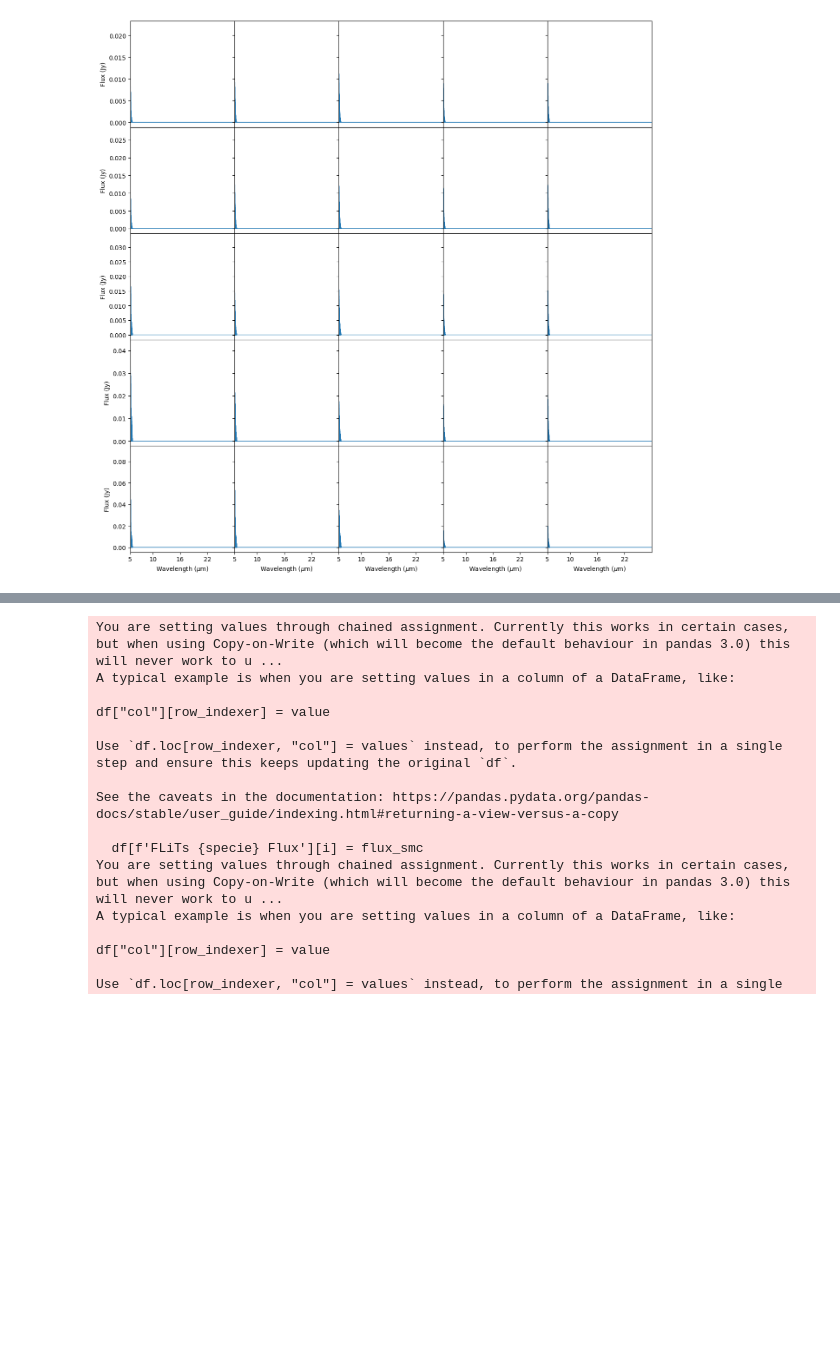
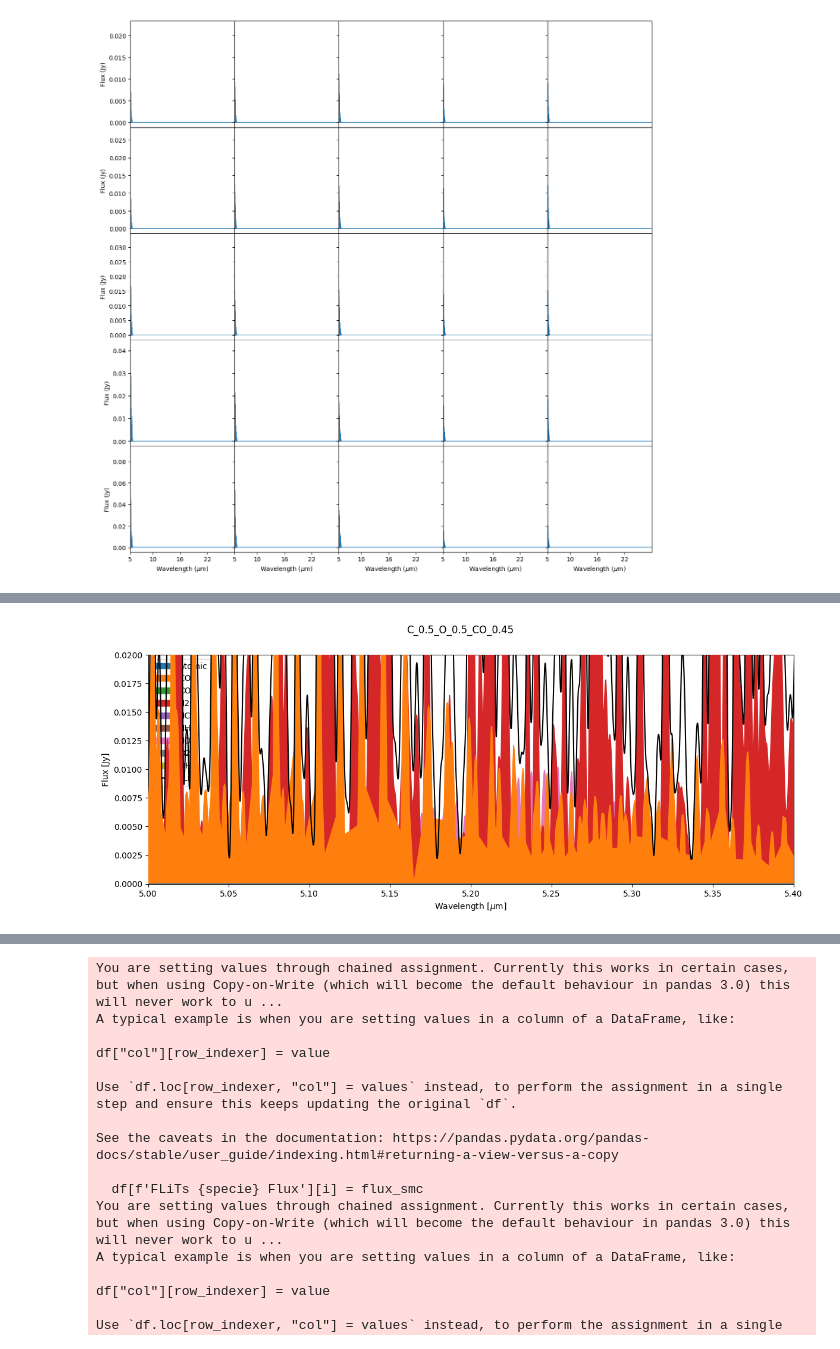
Before and after one commit to nielsklerk/BRP, a Jupyter notebook: DataAnalysis.ipynb, the cells around one changed output, grey strips where cells are left out. Drawn from its saved outputs; the diff is of its cells as text; code cells hidden in the pictures; blank space fills up the shorter version.

```diff
--- a/DataAnalysis.ipynb
+++ b/DataAnalysis.ipynb
@@ -640,0 +535,20 @@ for specie in species:
+# %%
+cmap = mpl.colormaps.get_cmap('tab10')
+fig, ax = plt.subplots(figsize=(14, 5))
+species = ['atomic', 'CH4', 'CO', 'CO2', 'H2O', 'HCN', 'NH3', 'NO', 'O2', 'OH']
+model = df['Model Name'][24]
+for index, specie in enumerate(species):
+    ax.fill_between(df.loc[df['Model Name'] == model, f'FLiTs {specie} Wavelength'].values[0].copy(), 0, df.loc[df['Model Name'] == model, f'FLiTs {specie} Flux'].values[0].copy(), label=specie, zorder=len(species) - index,
+                    color=cmap(index / len(species)))
+ax.plot(df.loc[df['Model Name'] == model, 'FLiTs Wavelength'].values[0].copy(),
+        df.loc[df['Model Name'] == model, 'FLiTs Flux'].values[0].copy(), label='FLiTs', color='black',
+        zorder=20)
+fig.suptitle(model)
+ax.set_ylabel('Flux [Jy]')
+ax.set_xlabel(r'Wavelength [$\mu$m]')
+ax.set_xlim([5, 5.4])
+ax.set_ylim(0,0.02)
+ax.legend(loc='best')
+plt.show()
+# %% [output]
+[figure, added]
```
Also changed, not shown: parts of 16 cells of this notebook, 5 other files.
